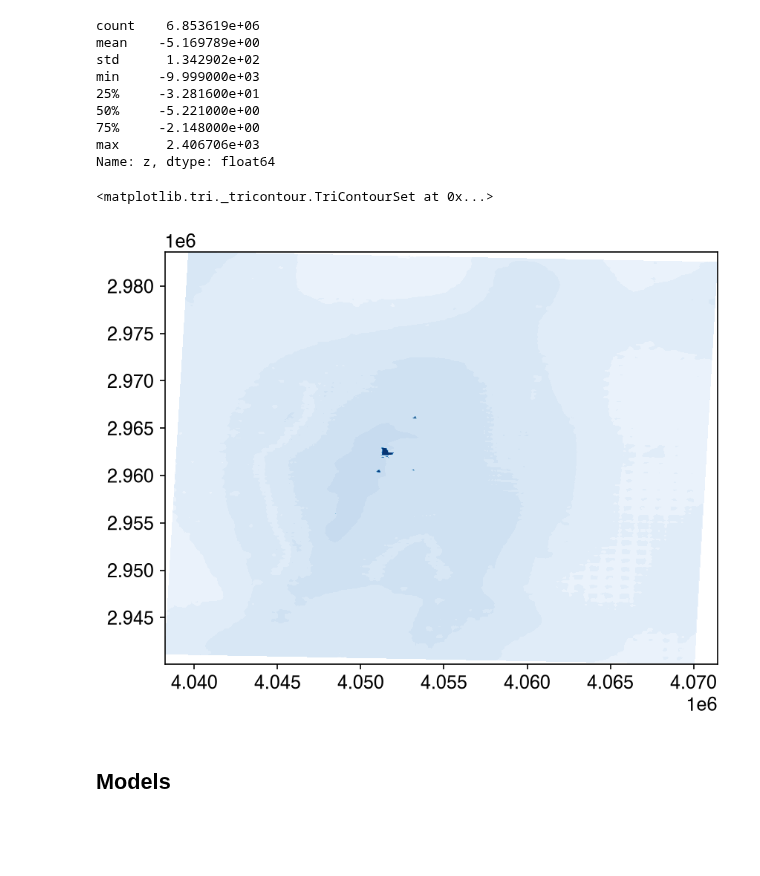
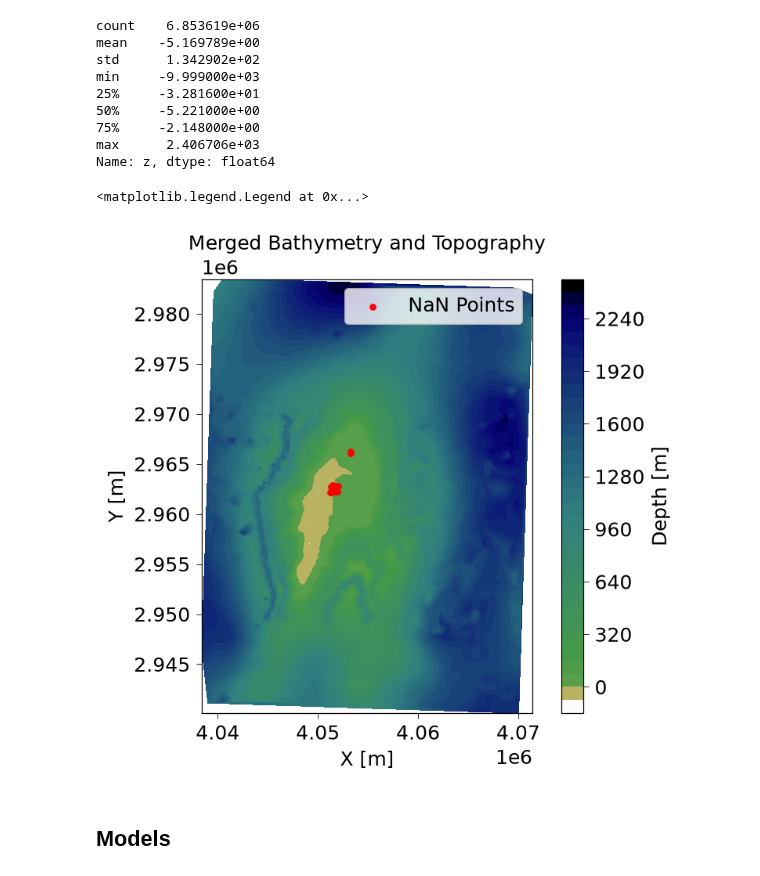
Before and after one commit to oceanicos/oceanicospy, a Jupyter notebook: examples/oceanicospy_workflow.ipynb, the cells around one changed output. Drawn from its saved outputs; the diff is of its cells as text; code cells hidden in the pictures; blank space fills up the shorter version.

```diff
--- a/examples/oceanicospy_workflow.ipynb
+++ b/examples/oceanicospy_workflow.ipynb
@@ -397,10 +404,28 @@ min     -9.999000e+03
 max      2.406706e+03
 Name: z, dtype: float64
 # %%
-plt.tricontourf(df_merged['x'], df_merged['y'], df_merged['z'], levels=20, cmap='Blues_r')
+data = df_merged[::20]
+nan_points = data[data['z'] == -9999]
+data = data.drop(nan_points.index)
+
+#Custom colorbar
+vmin, vmax = min(data['z']), max(data['z'])
+
+norm = mcolors.TwoSlopeNorm(vcenter=0.0, vmin=vmin, vmax=vmax)
+
+tcf = plt.tricontourf(data['x'], data['y'], data['z'], levels=40, cmap='gist_earth_r', norm=norm)
+plt.axis('scaled')
+plt.colorbar(tcf, label='Depth [m]')
+
+plt.scatter(nan_points['x'], nan_points['y'], c='red', s=10, label='NaN Points', zorder=5)
+
+plt.xlabel('X [m]')
+plt.ylabel('Y [m]')
+plt.title('Merged Bathymetry and Topography')
+plt.legend()
 # %% [output]
-<matplotlib.tri._tricontour.TriContourSet at 0x...>
+<matplotlib.legend.Legend at 0x...>
-[figure, old version]
+[figure, new version]
 # %% [markdown]
 ## Models
 # %% [markdown]
```
Also changed, not shown: parts of 3 cells of this notebook, 1 other file.
